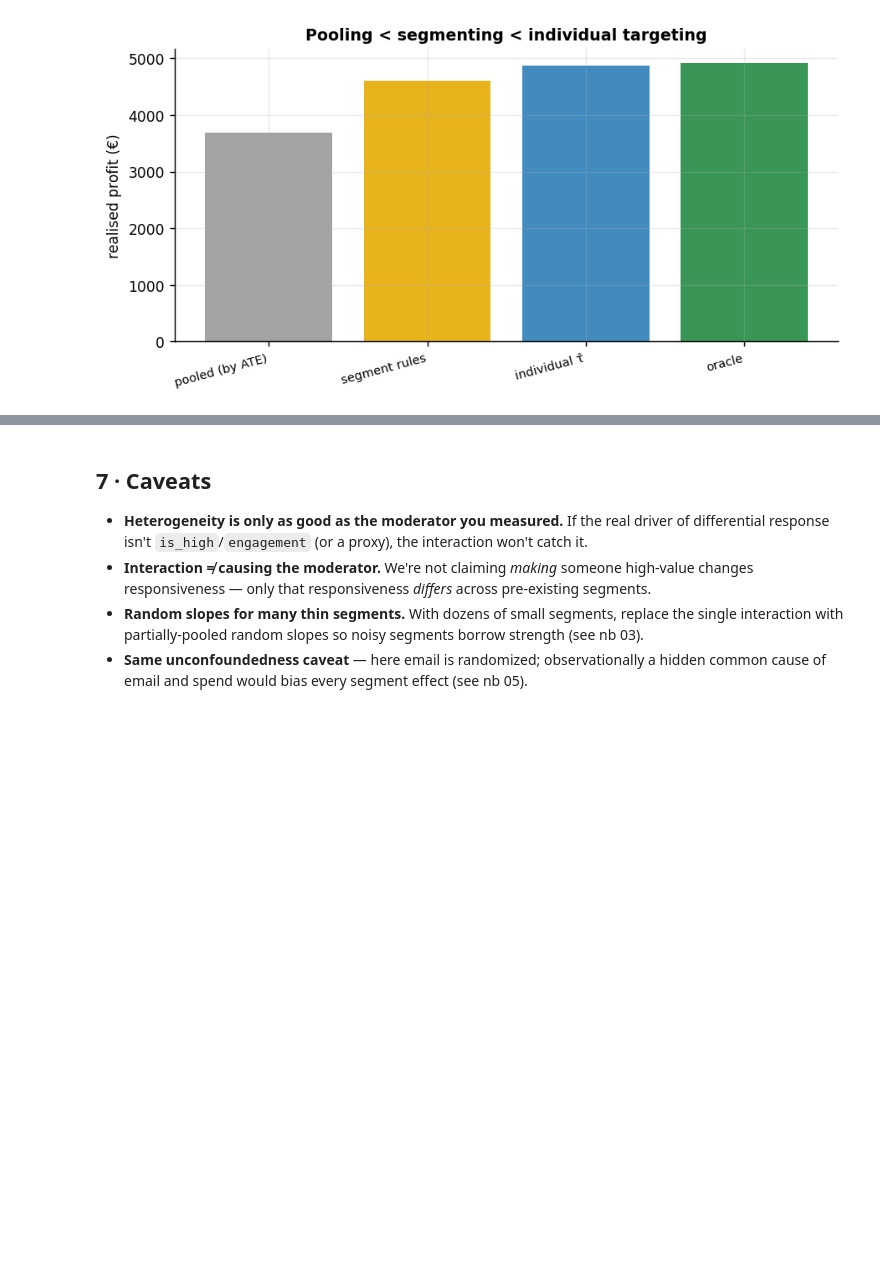
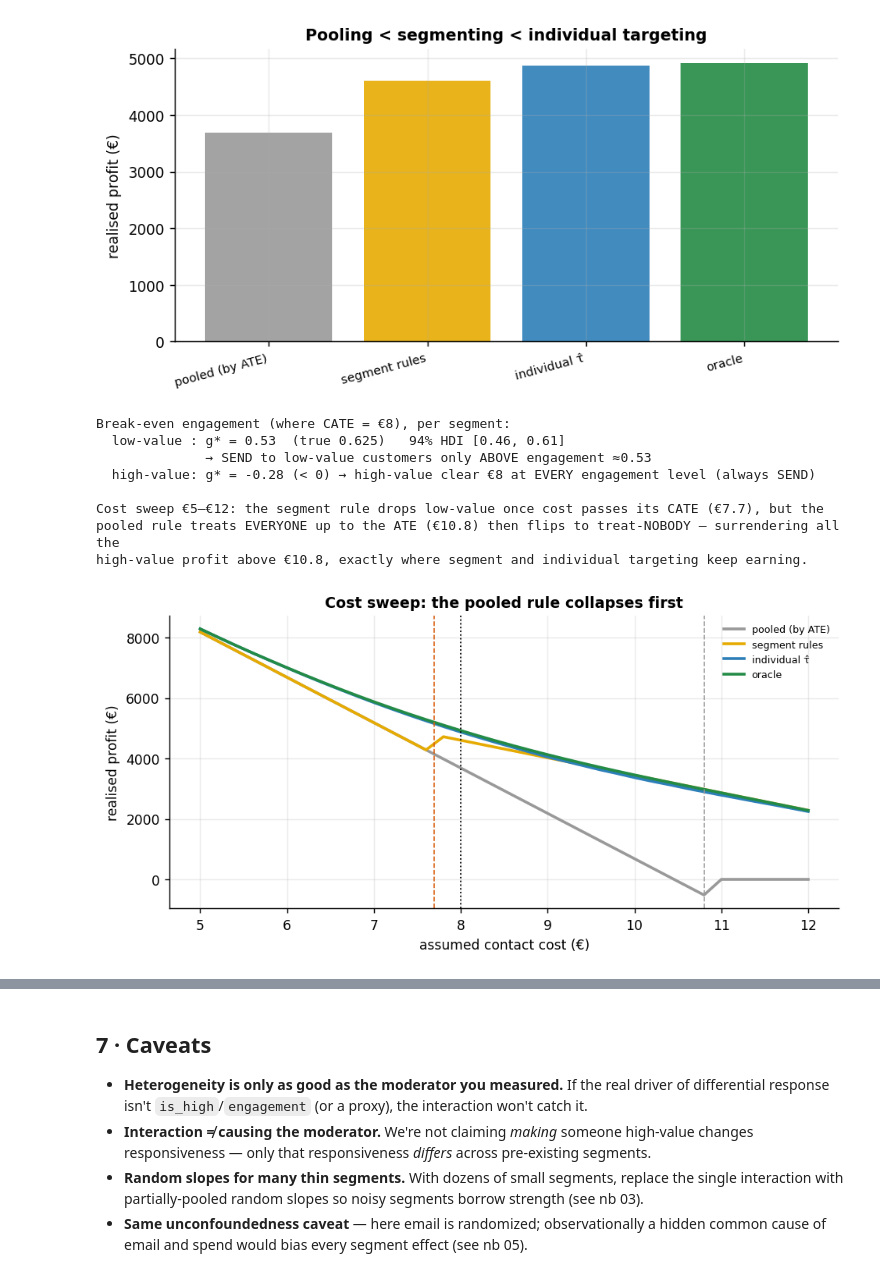
Before and after one commit to fmuia/sda_projects, a Jupyter notebook: causal-marketing-pymc/notebooks/02_segment_effects.ipynb, the cells around one changed output, grey strips where cells are left out. Drawn from its saved outputs; the diff is of its cells as text; code cells hidden in the pictures; blank space fills up the shorter version.

```diff
--- a/causal-marketing-pymc/notebooks/02_segment_effects.ipynb
+++ b/causal-marketing-pymc/notebooks/02_segment_effects.ipynb
@@ -254,3 +255,48 @@ Realised profit by policy:
 
 Moving from pooled to individual targeting is worth €1,191 (32% uplift).
 [figure]
+# %%
+def hdi94(x, prob=0.94):                        # shortest interval holding `prob` of the mass
+    xs = np.sort(np.asarray(x)); n = len(xs); k = int(np.floor(prob * n))
+    i = int(np.argmin(xs[k:] - xs[:n - k]))
+    return xs[i], xs[i + k]
+# --- Break-even engagement: the send rule, with uncertainty ------------------
+# The email effect is CATE = be + bev*is_high + beg*engagement; solve CATE = COST for engagement.
+g_low  = (COST - be) / beg                      # low-value  (is_high=0), per posterior draw
+g_high = (COST - be - bev) / beg                # high-value (is_high=1)
+hdi_low = hdi94(g_low)
+print(f"Break-even engagement (where CATE = €{COST:.0f}), per segment:")
+print(f"  low-value : g* = {g_low.mean():.2f}  (true 0.625)   94% HDI [{hdi_low[0]:.2f}, {hdi_low[1]:.2f}]")
+print(f"              → SEND to low-value customers only ABOVE engagement ≈{g_low.mean():.2f}")
+print(f"  high-value: g* = {g_high.mean():.2f} (< 0) → high-value clear €{COST:.0f} at EVERY engagement level (always SEND)")
+
+# --- Cost sweep: where the policy decisions flip -----------------------------
+costs = np.linspace(5, 12, 36); tau = df.tau.values
+curves = {k: [] for k in ["pooled (by ATE)", "segment rules", "individual τ̂", "oracle"]}
+for c in costs:
+    gain_c = tau - c
+    masks = {"pooled (by ATE)": np.full(len(df), ate.mean() > c),
+             "segment rules": np.where(df.is_high.values == 1, cate_high.mean() > c, cate_low.mean() > c),
+             "individual τ̂": tau_hat > c, "oracle": gain_c > 0}
+    for k, mk in masks.items(): curves[k].append(float((mk * gain_c).sum()))
+fig, ax = plt.subplots(figsize=(7.5, 3.8))
+for k, col in [("pooled (by ATE)", plots.GREY), ("segment rules", plots.GOLD),
+               ("individual τ̂", plots.BLUE), ("oracle", plots.GREEN)]:
+    ax.plot(costs, curves[k], color=col, lw=2, label=k)
+ax.axvline(COST, color="k", ls=":", lw=1); ax.axvline(cate_low.mean(), color=plots.ORANGE, ls="--", lw=0.9)
+ax.axvline(ate.mean(), color=plots.GREY, ls="--", lw=0.9)
+ax.set_xlabel("assumed contact cost (€)"); ax.set_ylabel("realised profit (€)")
+ax.set_title("Cost sweep: the pooled rule collapses first"); ax.legend(frameon=False, fontsize=7); fig.tight_layout()
+print(f"\nCost sweep €5–€12: the segment rule drops low-value once cost passes its CATE (€{cate_low.mean():.1f}), "
+      f"but the\npooled rule treats EVERYONE up to the ATE (€{ate.mean():.1f}) then flips to treat-NOBODY — surrendering "
+      f"all the\nhigh-value profit above €{ate.mean():.1f}, exactly where segment and individual targeting keep earning.")
+# %% [output]
+Break-even engagement (where CATE = €8), per segment:
+  low-value : g* = 0.53  (true 0.625)   94% HDI [0.46, 0.61]
+              → SEND to low-value customers only ABOVE engagement ≈0.53
+  high-value: g* = -0.28 (< 0) → high-value clear €8 at EVERY engagement level (always SEND)
+
+Cost sweep €5–€12: the segment rule drops low-value once cost passes its CATE (€7.7), but the
+pooled rule treats EVERYONE up to the ATE (€10.8) then flips to treat-NOBODY — surrendering all the
+high-value profit above €10.8, exactly where segment and individual targeting keep earning.
+[figure, added]
```
Also changed, not shown: parts of 2 cells of this notebook, 2 other files.
